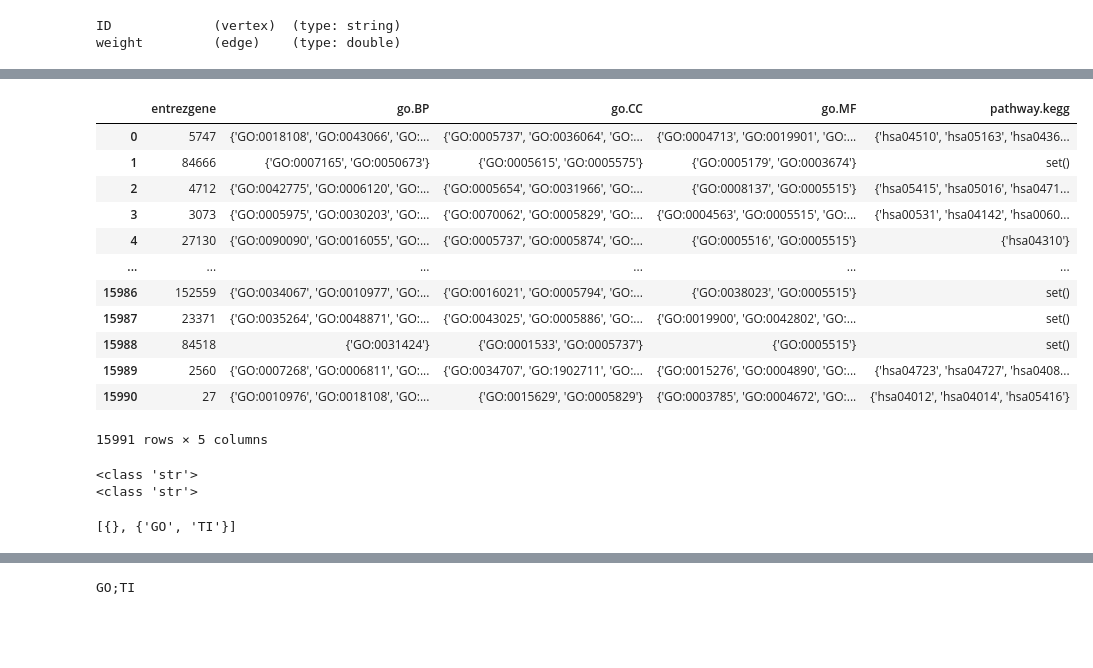
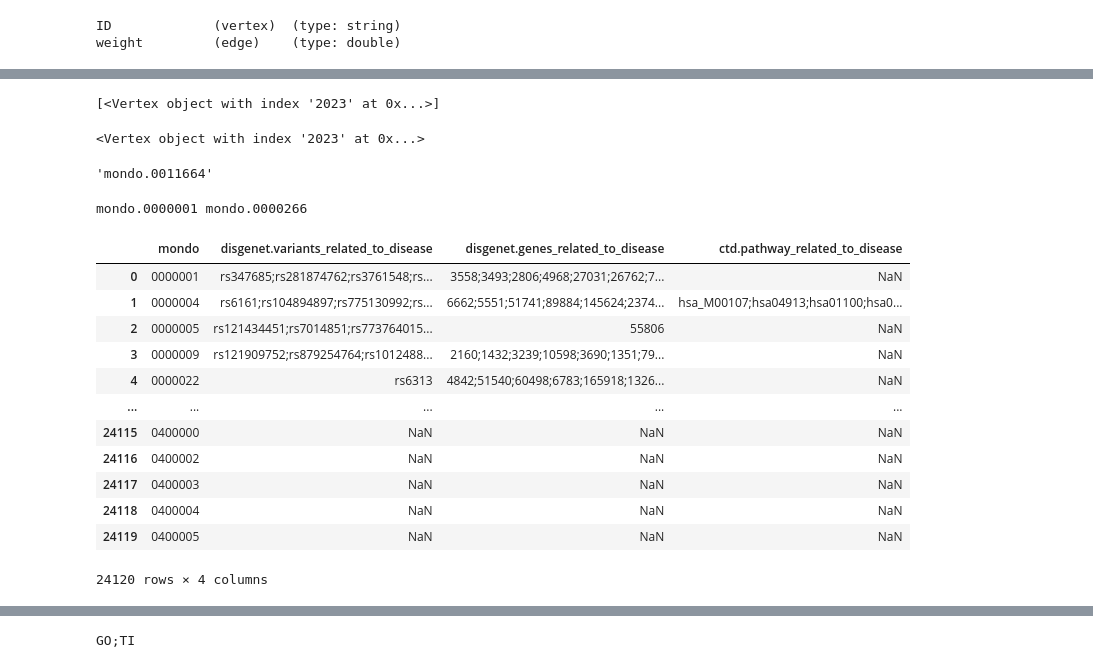
Before and after one commit to bionetslab/digest, a Jupyter notebook: jupyter/testing.ipynb, the cells around one changed output, grey strips where cells are left out. Saved outputs shown, nothing was run; the diff lists cells and outputs as text; code cells hidden in the pictures; blank space fills up the shorter version.

Commit message:
network creater

```diff
--- a/jupyter/testing.ipynb
+++ b/jupyter/testing.ipynb
@@ -171,0 +215,12 @@ print(new_network.ep.weight)
+# %%
+gt.find_vertex(new_network, new_network.vp.ID, 'mondo.0011664')
+# %% [output]
+[<Vertex object with index '2023' at 0x...>]
+# %%
+new_network.vertex('2023')
+# %% [output]
+<Vertex object with index '2023' at 0x...>
+# %%
+new_network.vp.ID[new_network.vertex('2023')]
+# %% [output]
+'mondo.0011664'
@@ -172,28 +230,33 @@ print(new_network.ep.weight)
+# %%
+for e in old_network.edges():
+    source = 'mondo.'+old_network.vp.ID[e.source()]
+    target = 'mondo.'+old_network.vp.ID[e.target()]
+    source_new = gt.find_vertex(new_network, new_network.vp.ID, source)
+    target_new = gt.find_vertex(new_network, new_network.vp.ID, target)
+    found = False
+    for w in source_new[0].out_neighbors():
+        if target == new_network.vp.ID[w]:
+            found = True
+    if not found:
+        print(source, target)
+        break
+# %% [output]
+mondo.0000001 mondo.0000266
 # %%
-df = pd.read_csv('../mapping_files/gene_att_mapping.csv', header=0, dtype=str)
+import pandas as pd
+df = pd.read_csv('../mapping_files/disease_att_mapping.csv', header=0, dtype=str)
 df
 # %% [output]
-|  | entrezgene | go.BP | go.CC | go.MF | pathway.kegg |
-| 0 | 5747 | {'GO:0018108', 'GO:0043066', 'GO:... | {'GO:0005737', 'GO:0036064', 'GO:... | {'GO:0004713', 'GO:0019901', 'GO:... | {'hsa04510', 'hsa05163', 'hsa0436... |
-| 1 | 84666 | {'GO:0007165', 'GO:0050673'} | {'GO:0005615', 'GO:0005575'} | {'GO:0005179', 'GO:0003674'} | set() |
-| 2 | 4712 | {'GO:0042775', 'GO:0006120', 'GO:... | {'GO:0005654', 'GO:0031966', 'GO:... | {'GO:0008137', 'GO:0005515'} | {'hsa05415', 'hsa05016', 'hsa0471... |
-| 3 | 3073 | {'GO:0005975', 'GO:0030203', 'GO:... | {'GO:0070062', 'GO:0005829', 'GO:... | {'GO:0004563', 'GO:0005515', 'GO:... | {'hsa00531', 'hsa04142', 'hsa0060... |
-| 4 | 27130 | {'GO:0090090', 'GO:0016055', 'GO:... | {'GO:0005737', 'GO:0005874', 'GO:... | {'GO:0005516', 'GO:0005515'} | {'hsa04310'} |
-| ... | ... | ... | ... | ... | ... |
-| 15986 | 152559 | {'GO:0034067', 'GO:0010977', 'GO:... | {'GO:0016021', 'GO:0005794', 'GO:... | {'GO:0038023', 'GO:0005515'} | set() |
-| 15987 | 23371 | {'GO:0035264', 'GO:0048871', 'GO:... | {'GO:0043025', 'GO:0005886', 'GO:... | {'GO:0019900', 'GO:0042802', 'GO:... | set() |
-| 15988 | 84518 | {'GO:0031424'} | {'GO:0001533', 'GO:0005737'} | {'GO:0005515'} | set() |
-| 15989 | 2560 | {'GO:0007268', 'GO:0006811', 'GO:... | {'GO:0034707', 'GO:1902711', 'GO:... | {'GO:0015276', 'GO:0004890', 'GO:... | {'hsa04723', 'hsa04727', 'hsa0408... |
-| 15990 | 27 | {'GO:0010976', 'GO:0018108', 'GO:... | {'GO:0015629', 'GO:0005829'} | {'GO:0003785', 'GO:0004672', 'GO:... | {'hsa04012', 'hsa04014', 'hsa05416'} |
+|  | mondo | disgenet.variants_related_to_disease | disgenet.genes_related_to_disease | ctd.pathway_related_to_disease |
+| 0 | 0000001 | rs347685;rs281874762;rs3761548;rs... | 3558;3493;2806;4968;27031;26762;7... | NaN |
+| 1 | 0000004 | rs6161;rs104894897;rs775130992;rs... | 6662;5551;51741;89884;145624;2374... | hsa_M00107;hsa04913;hsa01100;hsa0... |
+| 2 | 0000005 | rs121434451;rs7014851;rs773764015... | 55806 | NaN |
+| 3 | 0000009 | rs121909752;rs879254764;rs1012488... | 2160;1432;3239;10598;3690;1351;79... | NaN |
+| 4 | 0000022 | rs6313 | 4842;51540;60498;6783;165918;1326... | NaN |
+| ... | ... | ... | ... | ... |
+| 24115 | 0400000 | NaN | NaN | NaN |
+| 24116 | 0400002 | NaN | NaN | NaN |
+| 24117 | 0400003 | NaN | NaN | NaN |
+| 24118 | 0400004 | NaN | NaN | NaN |
+| 24119 | 0400005 | NaN | NaN | NaN |
-15991 rows × 5 columns
+24120 rows × 4 columns
-# %%
-print(type(df['go.BP'].iloc[0]))
-print(type(df['entrezgene'].iloc[0]))
-# %% [output]
-<class 'str'>
-<class 'str'>
-# %%
-test=[{},{"GO","TI"}]
-test
-# %% [output]
-[{}, {'GO', 'TI'}]
```
Also changed, not shown: parts of 18 cells of this notebook, 3 other files.
